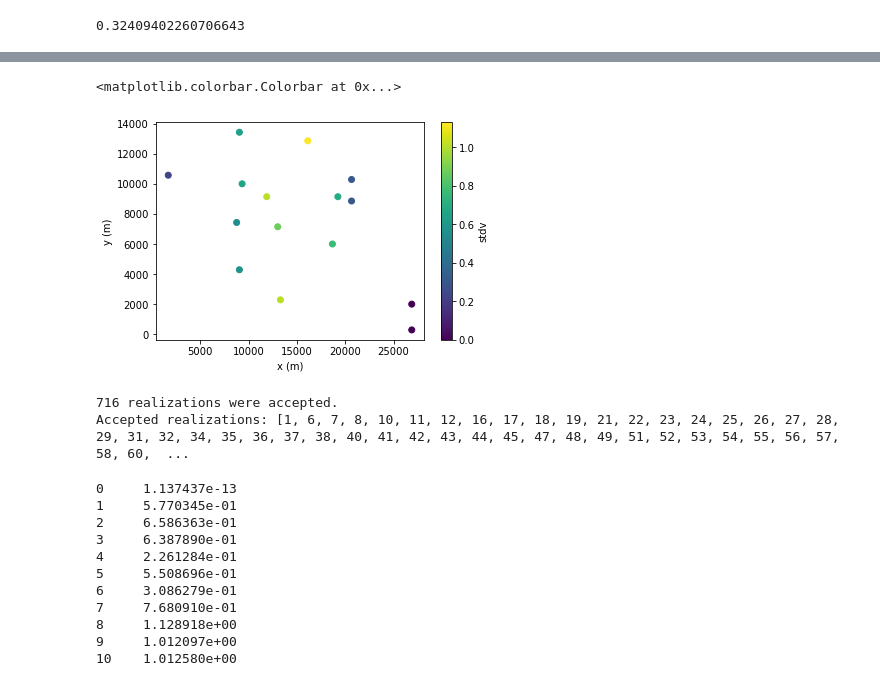
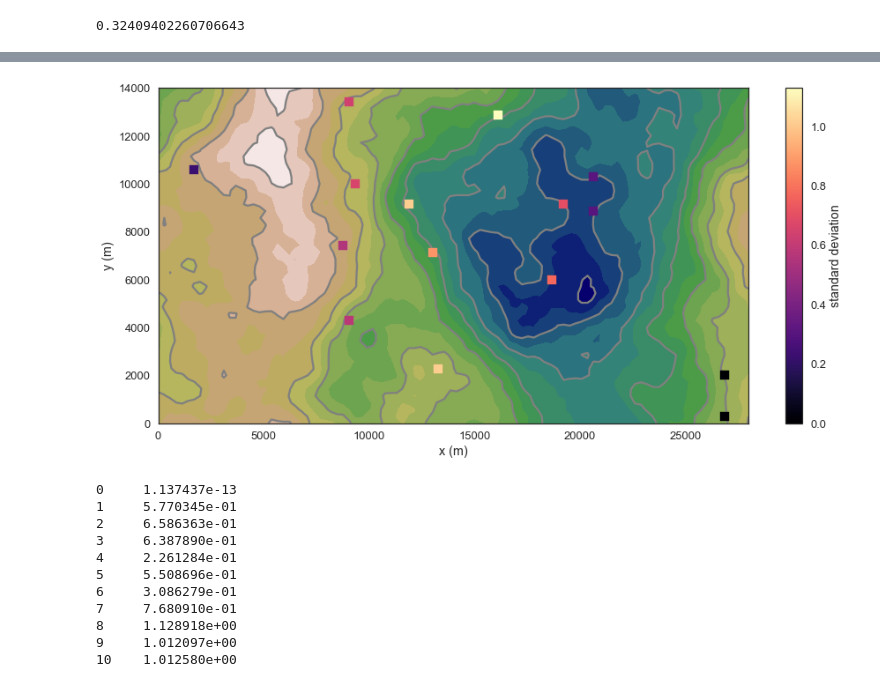
Before and after one commit to Japhiolite/PCT-modelling, a Jupyter notebook: notebooks/MC-model-analysis.ipynb, the cells around one changed output, grey strips where cells are left out. Drawn from its saved outputs; the diff is of its cells as text; code cells hidden in the pictures.

```diff
--- a/notebooks/MC-model-analysis.ipynb
+++ b/notebooks/MC-model-analysis.ipynb
@@ -52,6 +69,6 @@ dtm = np.load('../models/20210319_MC_no_middle_filling/Graben_base_model/Graben_
 # %%
-# import data
-g_data = pd.read_csv('../models/20210322_forw_grav_seed58.csv')
+# import gravity data and borehole locations
+g_data = pd.read_csv('../models/20210319_MC_no_middle_filling/2021-06-16_grav_of_POC_base_model.csv')
 bhole = np.array([[31, 14],
                  [78, 22],
                  [53, 34],
@@ -126,10 +142,13 @@ g_data_noise
 g_simu_stdev = g_simu.std(axis=1)
 g_simu_mean = g_simu.mean(axis=1)
 # %%
-cs = plt.scatter(g_data['X'], g_data['Y'], c=g_simu_stdev)
+fig = plt.figure(figsize=[15,7])
+cs = plt.contourf(dtm[:,:,0], dtm[:,:,1], dtm[:,:,2],20, cmap='gist_earth')
+plt.contour(dtm[:,:,0], dtm[:,:,1], dtm[:,:,2],10, colors='gray', zorder=1)
+cs = plt.scatter(g_data['X'], g_data['Y'], c=g_simu_stdev, marker='s',
+                 s=100, zorder=2, cmap='magma')
 plt.xlabel('x (m)')
 plt.ylabel('y (m)')
-plt.colorbar(cs, label='stdv')
+plt.colorbar(cs, label='standard deviation');
 # %% [output]
-<matplotlib.colorbar.Colorbar at 0x...>
-[figure, old version]
+[figure, new version]
@@ -145,23 +155,3 @@ rmse = np.sqrt((g_sim_diffssq.sum(axis=0)/n))
-# %%
-Ref = rmse[0]
-accept = []
-P = []
-k = 0
-for i in range(1,len(rmse)):
-    if rmse[i] < Ref:
-        Ref = rmse[i]
-        accept.append(i)
-
-    elif random.random() < np.exp(-(rmse[i] - Ref)/(u_g)):
-        P.append(np.exp(-(rmse[i] - Ref)/(u_g)))
-        Ref = rmse[i]
-        accept.append(i)
-        k +=1
-print(f"{len(accept)} realizations were accepted.")
-print(f"Accepted realizations: {accept}")
-# %% [output]
-716 realizations were accepted.
-Accepted realizations: [1, 6, 7, 8, 10, 11, 12, 16, 17, 18, 19, 21, 22, 23, 24, 25, 26, 27, 28, 29, 31, 32, 34, 35, 36, 37, 38, 40, 41, 42, 43, 44, 45, 47, 48, 49, 51, 52, 53, 54, 55, 56, 57, 58, 60,  ...
 # %%
 g_simu_stdev
 # %% [output]
```
Also changed, not shown: parts of 32 cells of this notebook, 6 other files.
